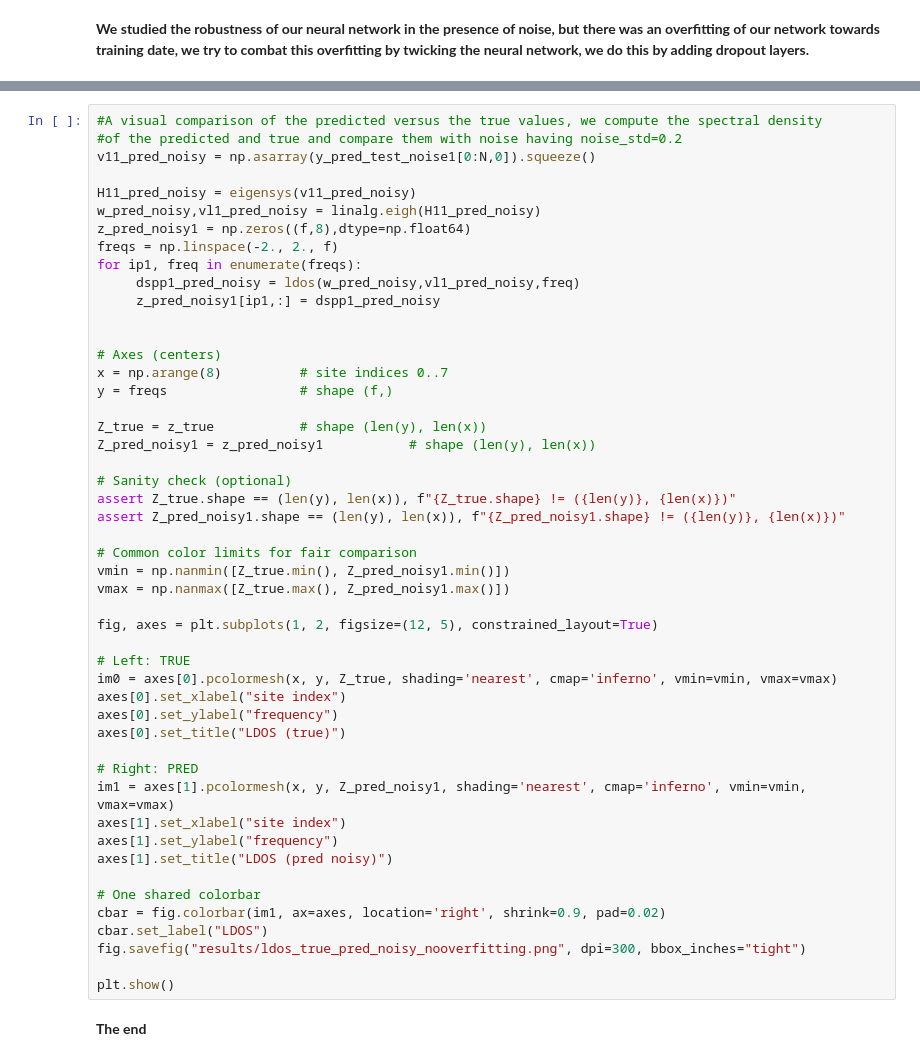
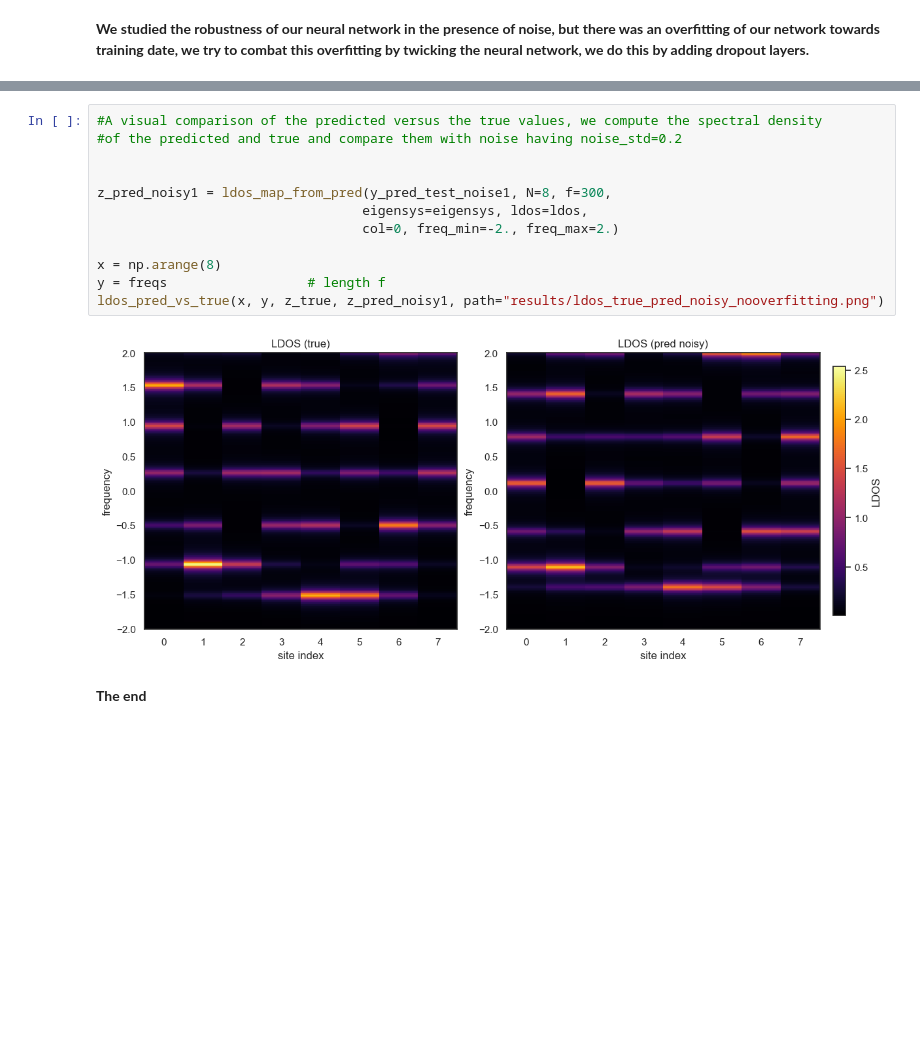
Before and after one commit to pereira-elizabeth/Hamiltonian-learning-using-neural-networks, a Jupyter notebook: real_onsite_energy_learning.ipynb, the cells around one changed output, grey strips where cells are left out. Drawn from its saved outputs; the diff is of its cells as text; blank space fills up the shorter version.

```diff
--- a/real_onsite_energy_learning.ipynb
+++ b/real_onsite_energy_learning.ipynb
@@ -536,51 +226,16 @@ Fidelity for noise_std=0.133: Train (0.9238), Test (0.9241)
 # %%
 #A visual comparison of the predicted versus the true values, we compute the spectral density
 #of the predicted and true and compare them with noise having noise_std=0.2
-v11_pred_noisy = np.asarray(y_pred_test_noise1[0:N,0]).squeeze()
-
-H11_pred_noisy = eigensys(v11_pred_noisy)
-w_pred_noisy,vl1_pred_noisy = linalg.eigh(H11_pred_noisy)
-z_pred_noisy1 = np.zeros((f,8),dtype=np.float64)
-freqs = np.linspace(-2., 2., f)
-for ip1, freq in enumerate(freqs):
-     dspp1_pred_noisy = ldos(w_pred_noisy,vl1_pred_noisy,freq)
-     z_pred_noisy1[ip1,:] = dspp1_pred_noisy
 
 
-# Axes (centers)
-x = np.arange(8)          # site indices 0..7
-y = freqs                 # shape (f,)
+z_pred_noisy1 = ldos_map_from_pred(y_pred_test_noise1, N=8, f=300,
+                                  eigensys=eigensys, ldos=ldos,
+                                  col=0, freq_min=-2., freq_max=2.)
 
-Z_true = z_true           # shape (len(y), len(x))
-Z_pred_noisy1 = z_pred_noisy1           # shape (len(y), len(x))
-
-# Sanity check (optional)
-assert Z_true.shape == (len(y), len(x)), f"{Z_true.shape} != ({len(y)}, {len(x)})"
-assert Z_pred_noisy1.shape == (len(y), len(x)), f"{Z_pred_noisy1.shape} != ({len(y)}, {len(x)})"
-
-# Common color limits for fair comparison
-vmin = np.nanmin([Z_true.min(), Z_pred_noisy1.min()])
-vmax = np.nanmax([Z_true.max(), Z_pred_noisy1.max()])
-
-fig, axes = plt.subplots(1, 2, figsize=(12, 5), constrained_layout=True)
-
-# Left: TRUE
-im0 = axes[0].pcolormesh(x, y, Z_true, shading='nearest', cmap='inferno', vmin=vmin, vmax=vmax)
-axes[0].set_xlabel("site index")
-axes[0].set_ylabel("frequency")
-axes[0].set_title("LDOS (true)")
-
-# Right: PRED
-im1 = axes[1].pcolormesh(x, y, Z_pred_noisy1, shading='nearest', cmap='inferno', vmin=vmin, vmax=vmax)
-axes[1].set_xlabel("site index")
-axes[1].set_ylabel("frequency")
-axes[1].set_title("LDOS (pred noisy)")
-
-# One shared colorbar
-cbar = fig.colorbar(im1, ax=axes, location='right', shrink=0.9, pad=0.02)
-cbar.set_label("LDOS")
-fig.savefig("results/ldos_true_pred_noisy_nooverfitting.png", dpi=300, bbox_inches="tight")
-
-plt.show()
+x = np.arange(8)
+y = freqs                  # length f
+ldos_pred_vs_true(x, y, z_true, z_pred_noisy1, path="results/ldos_true_pred_noisy_nooverfitting.png")
+# %% [output]
+[figure, added]
 # %% [markdown]
 **The end**
```
Also changed, not shown: parts of 11 cells of this notebook.
